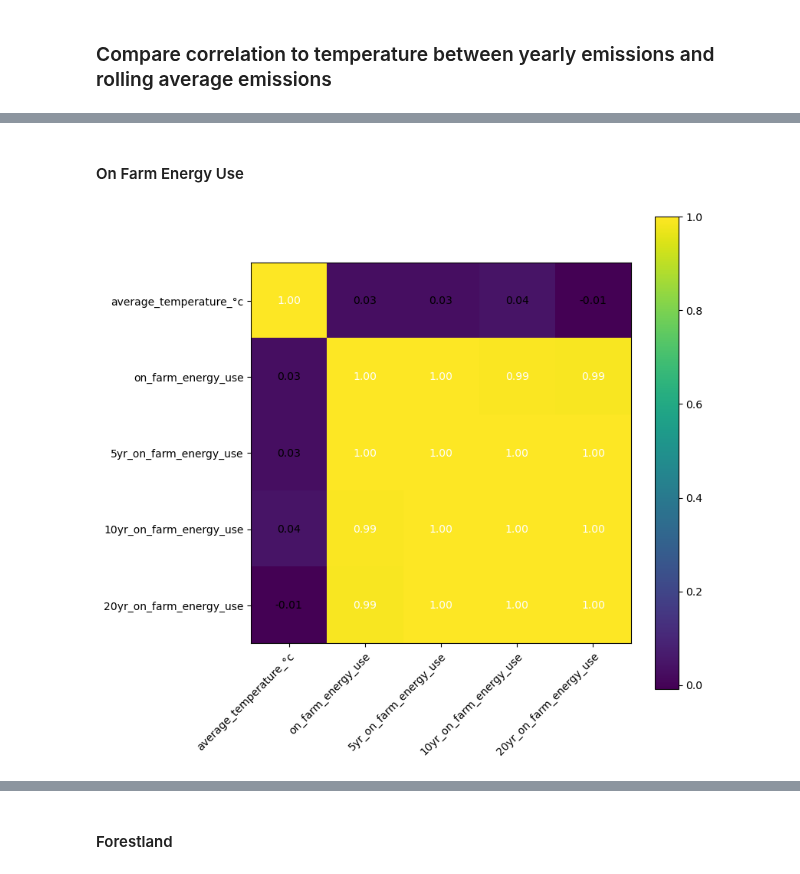
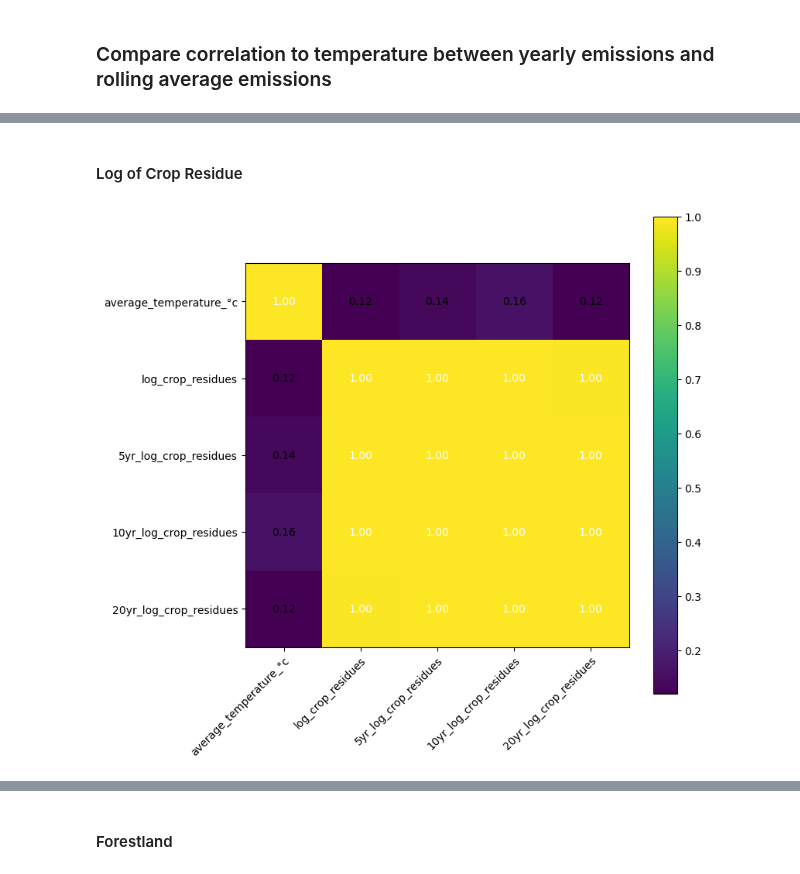
Before and after one commit to fayesimone/agriculture_emissions_prediction, a Jupyter notebook: EDA.ipynb, the cells around one changed output, grey strips where cells are left out. Drawn from its saved outputs; the diff is of its cells as text; code cells hidden in the pictures.

```diff
--- a/EDA.ipynb
+++ b/EDA.ipynb
@@ -224,14 +96,14 @@ hm = heatmap(
-# %% [markdown]
-#### On Farm Energy Use
-# %%
-cols = ['average_temperature_°c','on_farm_energy_use','5yr_on_farm_energy_use', '10yr_on_farm_energy_use', '20yr_on_farm_energy_use']
-
-cm = train[cols].corr().values
-hm = heatmap(
-    cm,
-    row_names=cols,
-    column_names=cols,
-    figsize=(8, 8)
-)
-# %% [output]
-[figure, removed]
+# %% [markdown]
+#### Log of Crop Residue
+# %%
+cols = ['average_temperature_°c','log_crop_residues','5yr_log_crop_residues', '10yr_log_crop_residues', '20yr_log_crop_residues']
+
+cm = train[cols].corr().values
+hm = heatmap(
+    cm,
+    row_names=cols,
+    column_names=cols,
+    figsize=(8, 8)
+)
+# %% [output]
+[figure, added]
```
Also changed, not shown: parts of 35 cells of this notebook, 4 other files.
